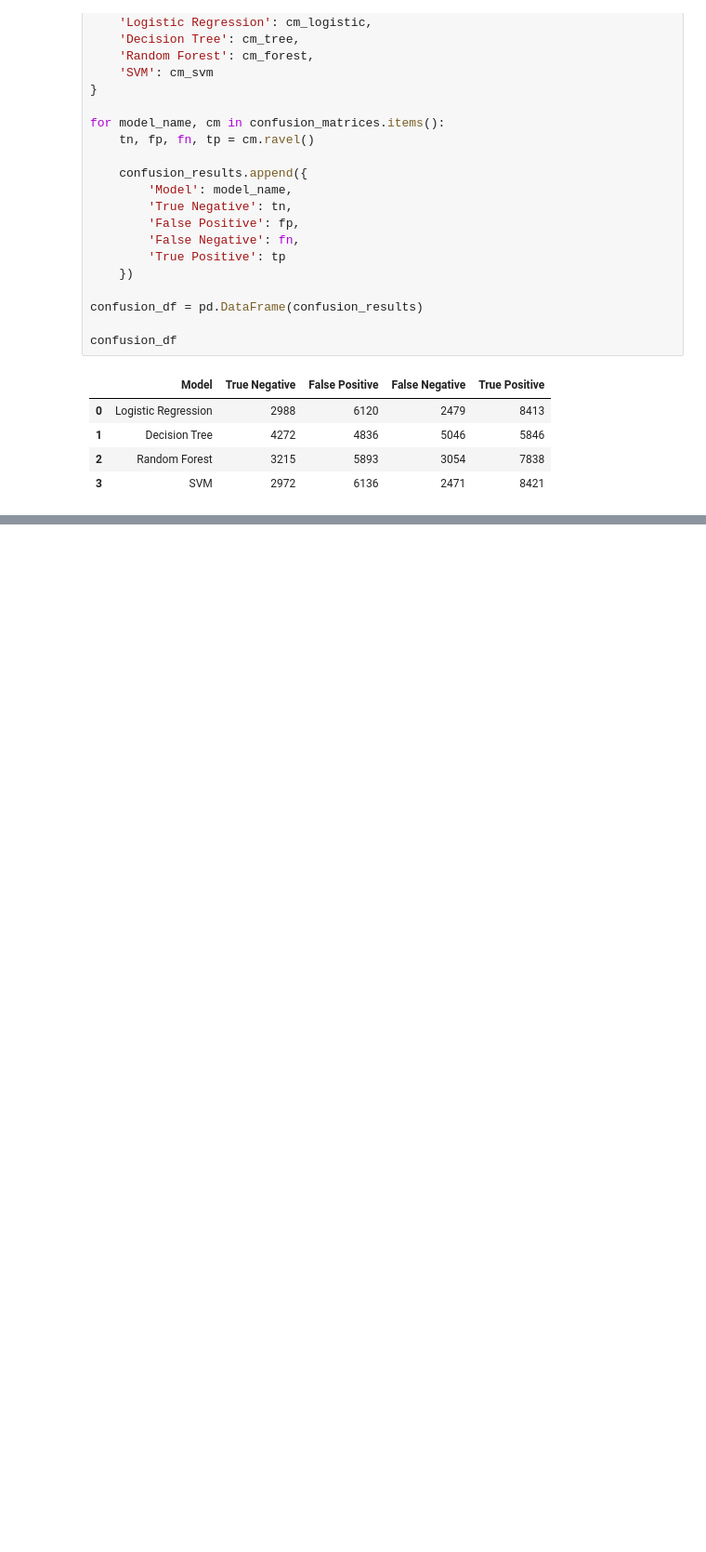
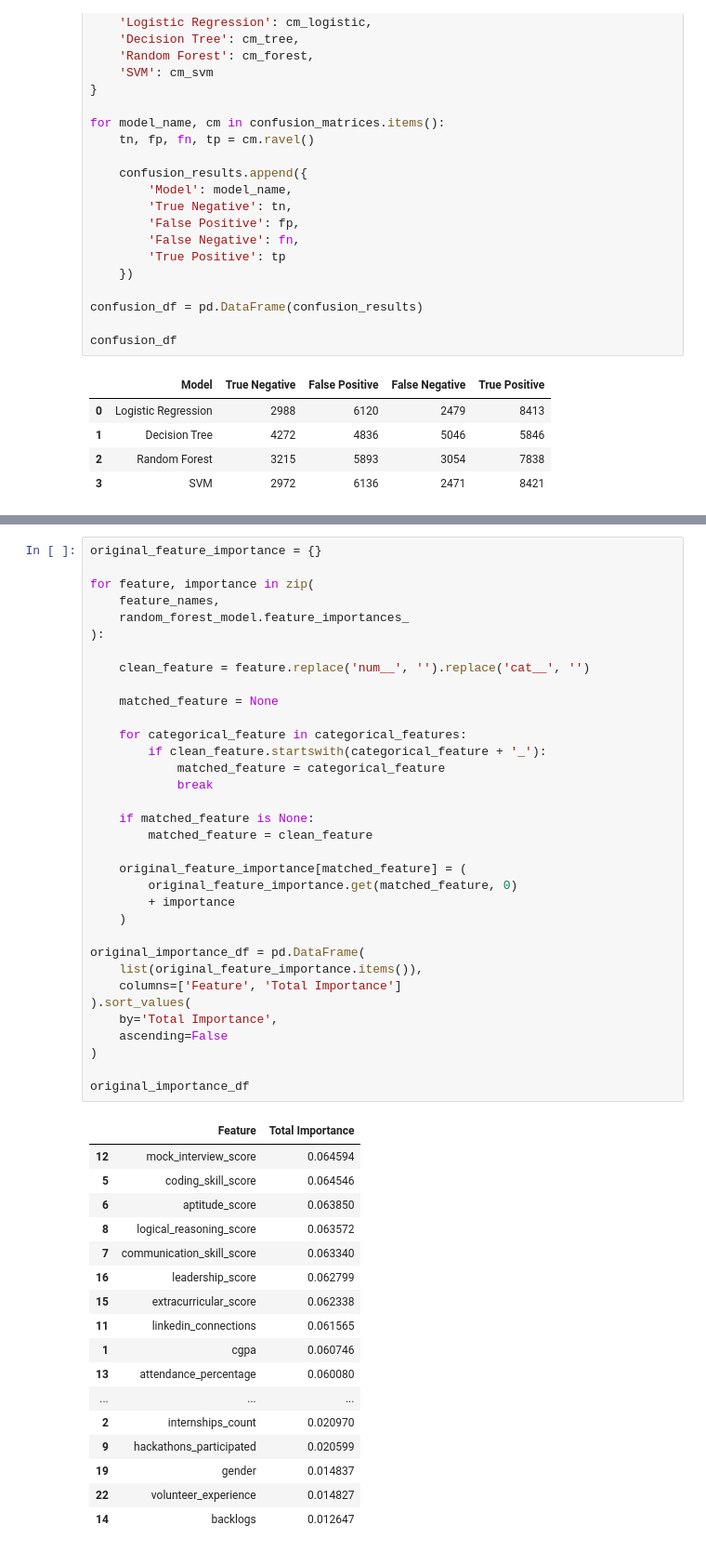
Before and after one commit to coolgeeksnippets/AI-ML-Project-Student_Placement_Prediction_System, a Jupyter notebook: notebooks/analysis.ipynb, the cells around one changed output, grey strips where cells are left out. Shown at 93% size. Drawn from its saved outputs; the diff is of its cells as text; blank space fills up the shorter version.

```diff
--- a/notebooks/analysis.ipynb
+++ b/notebooks/analysis.ipynb
@@ -1056,0 +1141,52 @@ confusion_df
+# %%
+original_feature_importance = {}
+
+for feature, importance in zip(
+    feature_names,
+    random_forest_model.feature_importances_
+):
+
+    clean_feature = feature.replace('num__', '').replace('cat__', '')
+
+    matched_feature = None
+
+    for categorical_feature in categorical_features:
+        if clean_feature.startswith(categorical_feature + '_'):
+            matched_feature = categorical_feature
+            break
+
+    if matched_feature is None:
+        matched_feature = clean_feature
+
+    original_feature_importance[matched_feature] = (
+        original_feature_importance.get(matched_feature, 0)
+        + importance
+    )
+
+original_importance_df = pd.DataFrame(
+    list(original_feature_importance.items()),
+    columns=['Feature', 'Total Importance']
+).sort_values(
+    by='Total Importance',
+    ascending=False
+)
+
+original_importance_df
+# %% [output]
+|  | Feature | Total Importance |
+| 12 | mock_interview_score | 0.064594 |
+| 5 | coding_skill_score | 0.064546 |
+| 6 | aptitude_score | 0.063850 |
+| 8 | logical_reasoning_score | 0.063572 |
+| 7 | communication_skill_score | 0.063340 |
+| 16 | leadership_score | 0.062799 |
+| 15 | extracurricular_score | 0.062338 |
+| 11 | linkedin_connections | 0.061565 |
+| 1 | cgpa | 0.060746 |
+| 13 | attendance_percentage | 0.060080 |
+| ... | ... | ... |
+| 2 | internships_count | 0.020970 |
+| 9 | hackathons_participated | 0.020599 |
+| 19 | gender | 0.014837 |
+| 22 | volunteer_experience | 0.014827 |
+| 14 | backlogs | 0.012647 |
```
Also changed, not shown: parts of 29 cells of this notebook.
